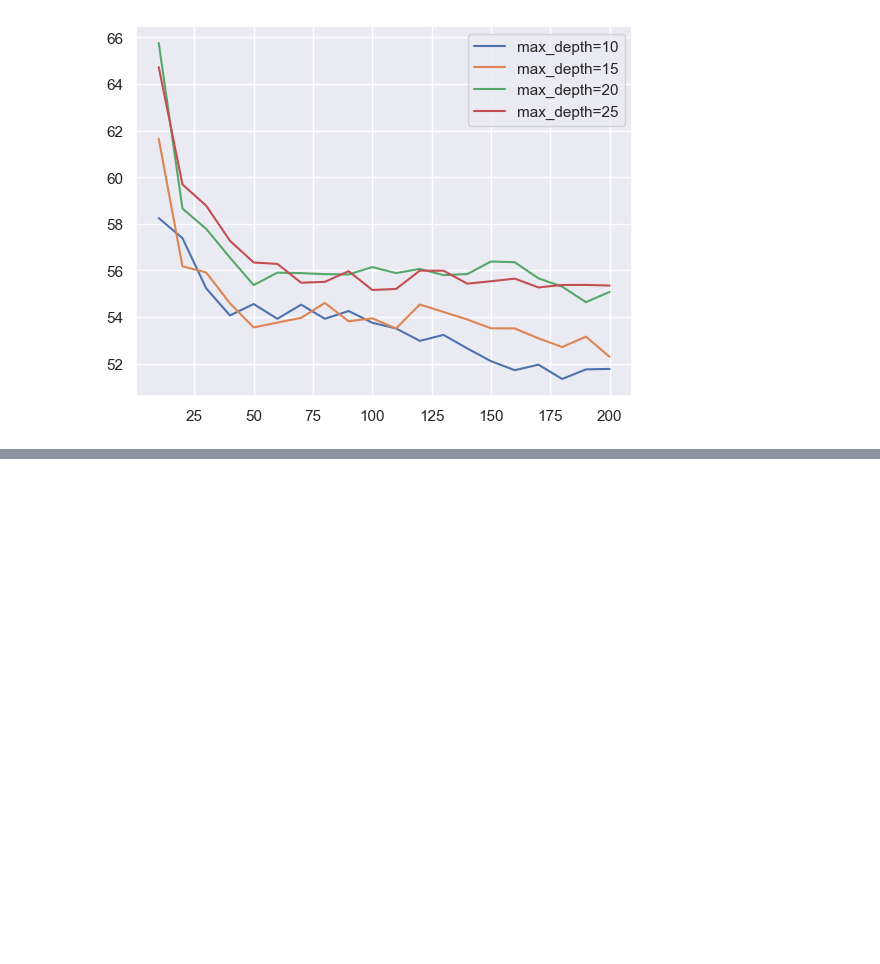
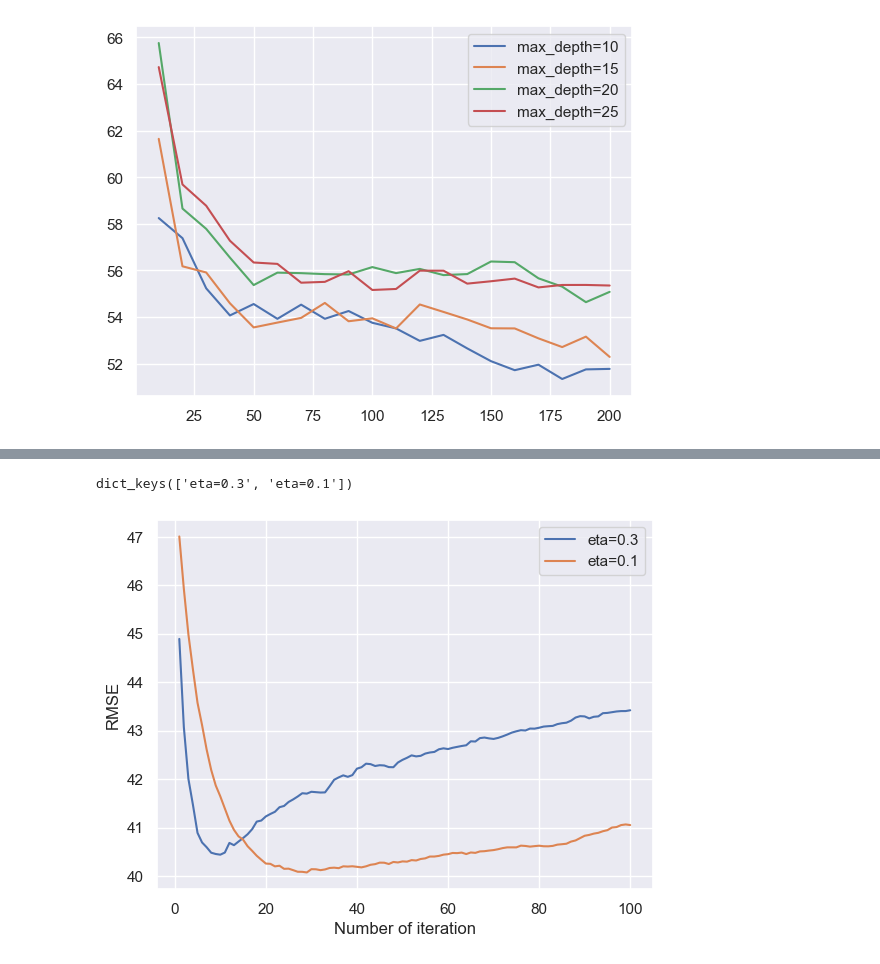
Before and after one commit to kiramishima/ml-zcamp, a Jupyter notebook: Week_6/HW6.ipynb, the cells around one changed output, grey strips where cells are left out. Cells and saved outputs as stored; diff of their text form; code cells hidden in the pictures; blank space fills up the shorter version.

```diff
--- a/Week_6/HW6.ipynb
+++ b/Week_6/HW6.ipynb
@@ -402,0 +493,9 @@ Which eta leads to the best RMSE score on the validation dataset?
+# %%
+def parse_xgb_output2(output):
+    columns = ['iteration', 'train_rmse', 'val_rmse']
+    train_rmse = list(output['train'].values())[0]
+    val_rmse = list(output['val'].values())[0]
+
+    results = list(zip(range(1, len(train_rmse) + 1), train_rmse, val_rmse))
+    df = pd.DataFrame(results, columns=columns)
+    return df
@@ -402,0 +508,6 @@ Which eta leads to the best RMSE score on the validation dataset?
+# %%
+for eta_score in tqdm(eta_keys):
+    xgb_params['eta'] = eta_score
+    key = 'eta=%s' % (xgb_params['eta'])
+    model = xgb.train(xgb_params, dtrain, evals=watchlist, evals_result=evals_result, verbose_eval=5, num_boost_round=100)
+    scores[key] = parse_xgb_output2(evals_result)
@@ -402,0 +532,17 @@ Which eta leads to the best RMSE score on the validation dataset?
+# %%
+scores.keys()
+# %% [output]
+dict_keys(['eta=0.3', 'eta=0.1'])
+# %%
+for key in scores.keys():
+    df_score = scores[key]
+    plt.plot(df_score.iteration, df_score.val_rmse, label=key)
+
+plt.xlabel('Number of iteration')
+plt.ylabel('RMSE')
+
+plt.legend()
+
+plt.show()
+# %% [output]
+[figure, added]
```
Also changed, not shown: parts of 17 cells of this notebook.
